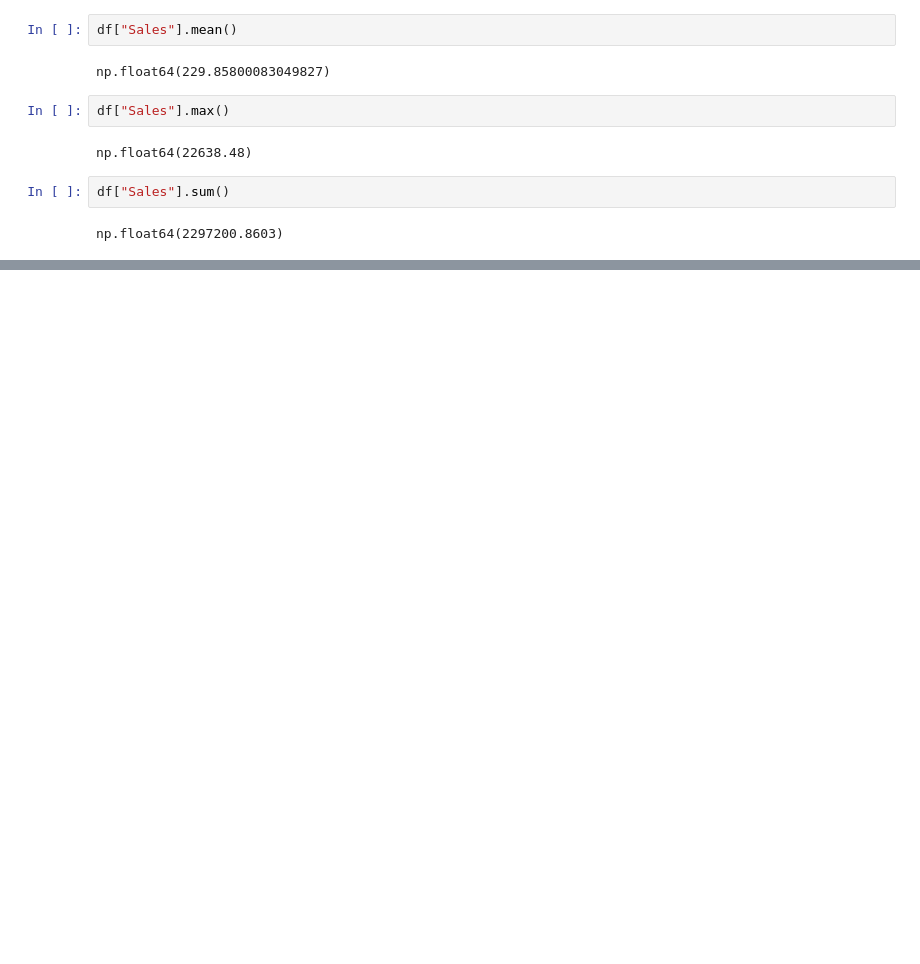
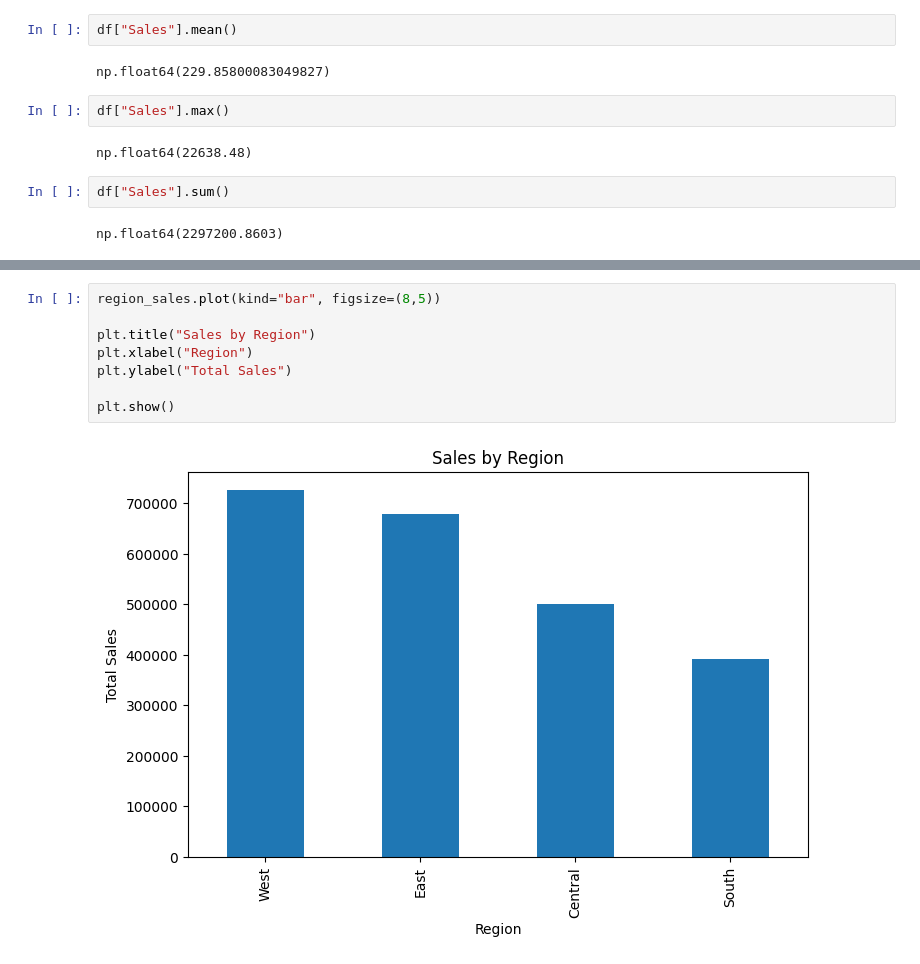
Before and after one commit to Twinkle0507/Data-Analytics-Portfolio, a Jupyter notebook: Projects/01_Sales_Analysis/notebook/Sales_Analysis.ipynb, the cells around one changed output, grey strips where cells are left out. Cells and saved outputs as stored; diff of their text form; blank space fills up the shorter version.

```diff
--- a/Projects/01_Sales_Analysis/notebook/Sales_Analysis.ipynb
+++ b/Projects/01_Sales_Analysis/notebook/Sales_Analysis.ipynb
@@ -167,0 +200,10 @@ np.float64(2297200.8603)
+# %%
+region_sales.plot(kind="bar", figsize=(8,5))
+
+plt.title("Sales by Region")
+plt.xlabel("Region")
+plt.ylabel("Total Sales")
+
+plt.show()
+# %% [output]
+[figure, added]
```
Also changed, not shown: parts of 14 cells of this notebook, 5 other files.
